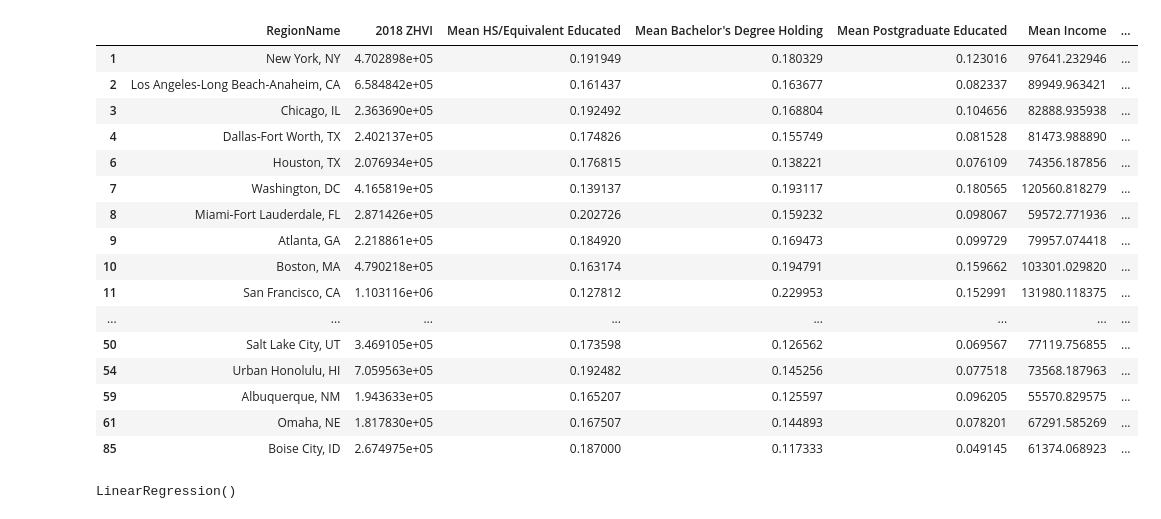
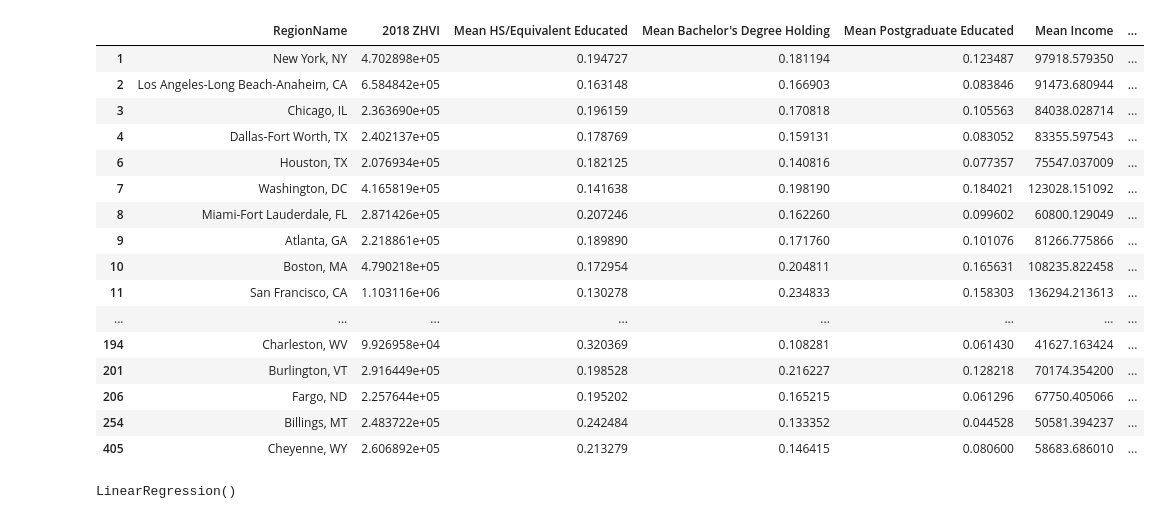
Before and after one commit to Wichaelian/INFO2950, a Jupyter notebook: Phase IV.ipynb, the cells around one changed output. Cells and saved outputs as stored; diff of their text form; code cells hidden in the pictures.

Commit message:
New city data now in dataframe

```diff
--- a/Phase IV.ipynb
+++ b/Phase IV.ipynb
@@ -1,11 +61,4 @@
 # %%
-import numpy as np
-import pandas as pd
-import matplotlib.pyplot as plt
-from sklearn.linear_model import LinearRegression
-from scipy import stats
-from scipy.stats import poisson, ttest_ind
-
 ##Reading the ZHVI file and creating a base dataframe.
 msazhvi = pd.read_csv("MSAZHVI.csv")
 msazhvi.head()
@@ -18,7 +71,7 @@ msazhvi["2018 ZHVI"]= msazhvi["2018 ZHVI"]/12
 msazhvi = msazhvi[["RegionName", "2018 ZHVI"]]
 
 ##Choosing cities
-msazhvi = msazhvi[msazhvi["RegionName"].isin(["New York, NY", "Chicago, IL", "Houston, TX", "Boston, MA", "Louisville-Jefferson County, KY", "Cincinnati, OH", "Washington, DC", "Denver, CO", "San Francisco, CA", "Los Angeles-Long Beach-Anaheim, CA", "Miami-Fort Lauderdale, FL", "Seattle, WA", "Atlanta, GA", "Detroit, MI", "Minneapolis, MN", "Phoenix, AZ", "St. Louis, MO", "Albuquerque, NM", "Birmingham, AL", "Boise City, ID", "Charlotte, NC", "Dallas-Fort Worth, TX", "Urban Honolulu, HI", "Kansas City, MO", "Las Vegas, NV", "Milwaukee, WI", "Nashville, TN", "Oklahoma City, OK", "Omaha, NE", "Pittsburgh, PA", "Salt Lake City, UT", "Tampa, FL"])]
+msazhvi = msazhvi[msazhvi["RegionName"].isin(chosenCities)]
 
 ##Creating columns to be filled
 msazhvi["Mean HS/Equivalent Educated"] = np.nan
@@ -129,7 +182,7 @@ def weightedMeans(location, MSAdata):
     totalHouses = MSAdata["Households"].sum()
     totalPop = MSAdata["Total Population"].sum()
 
-    for i in range(len(MSAdata.index)-1):
+    for i in range(len(MSAdata.index)):
         hs += MSAdata["HS/Equivalent Education Percentage"][i]*MSAdata["Total Population"][i]/totalPop
         bach += MSAdata["Bachelor's Percentage"][i]*MSAdata["Total Population"][i]/totalPop
         post += MSAdata["Postgraduate Percentage"][i]*MSAdata["Total Population"][i]/totalPop
@@ -179,51 +232,51 @@ weightedMeans('Nashville, TN', NSV)
 weightedMeans('Oklahoma City, OK', OKC)
 weightedMeans('Omaha, NE', OM)
 weightedMeans('Pittsburgh, PA', PT)
 weightedMeans('Salt Lake City, UT', SLC)
 weightedMeans('Tampa, FL', TP)
 
 weightedMeans('Portland, OR', POROR)
 weightedMeans('Cheyenne, WY', CHE)
 weightedMeans('Billings, MT', BIL)
 weightedMeans('Fargo, ND', FAR)
 weightedMeans('Sioux Falls, SD', SIO)
 weightedMeans('Des Moines, IA', DES)
 weightedMeans('Indianapolis, ID', IND)
 weightedMeans('Charleston, WV', CHA)
 weightedMeans('Virginia Beach, VA', VIR)
 weightedMeans('Columbia, SC', COL)
-weightedMeans('LittleRock, AR', LIT)
-weightedMeans('NewOrleans, LA', ORL)
+weightedMeans('Little Rock, AR', LIT)
+weightedMeans('New Orleans, LA', ORL)
 weightedMeans('Jackson, MS', JAC)
 weightedMeans('Providence, RI', PRO)
 weightedMeans('Wilmington, DE', WIL)
 weightedMeans('Baltimore, MD', BAL)
 weightedMeans('Burlington, VT', BUR)
 weightedMeans('Manchester, NH', MAN)
 weightedMeans('Portland, ME', PORME)
 weightedMeans('Anchorage, AK', ANC)
 
 
 
 msazhvi
 # %% [output]
 |  | RegionName | 2018 ZHVI | Mean HS/Equivalent Educated | Mean Bachelor's Degree Holding | Mean Postgraduate Educated | Mean Income | ... |
-| 1 | New York, NY | 4.702898e+05 | 0.191949 | 0.180329 | 0.123016 | 97641.232946 | ... |
-| 2 | Los Angeles-Long Beach-Anaheim, CA | 6.584842e+05 | 0.161437 | 0.163677 | 0.082337 | 89949.963421 | ... |
-| 3 | Chicago, IL | 2.363690e+05 | 0.192492 | 0.168804 | 0.104656 | 82888.935938 | ... |
-| 4 | Dallas-Fort Worth, TX | 2.402137e+05 | 0.174826 | 0.155749 | 0.081528 | 81473.988890 | ... |
-| 6 | Houston, TX | 2.076934e+05 | 0.176815 | 0.138221 | 0.076109 | 74356.187856 | ... |
-| 7 | Washington, DC | 4.165819e+05 | 0.139137 | 0.193117 | 0.180565 | 120560.818279 | ... |
-| 8 | Miami-Fort Lauderdale, FL | 2.871426e+05 | 0.202726 | 0.159232 | 0.098067 | 59572.771936 | ... |
-| 9 | Atlanta, GA | 2.218861e+05 | 0.184920 | 0.169473 | 0.099729 | 79957.074418 | ... |
-| 10 | Boston, MA | 4.790218e+05 | 0.163174 | 0.194791 | 0.159662 | 103301.029820 | ... |
-| 11 | San Francisco, CA | 1.103116e+06 | 0.127812 | 0.229953 | 0.152991 | 131980.118375 | ... |
+| 1 | New York, NY | 4.702898e+05 | 0.194727 | 0.181194 | 0.123487 | 97918.579350 | ... |
+| 2 | Los Angeles-Long Beach-Anaheim, CA | 6.584842e+05 | 0.163148 | 0.166903 | 0.083846 | 91473.680944 | ... |
+| 3 | Chicago, IL | 2.363690e+05 | 0.196159 | 0.170818 | 0.105563 | 84038.028714 | ... |
+| 4 | Dallas-Fort Worth, TX | 2.402137e+05 | 0.178769 | 0.159131 | 0.083052 | 83355.597543 | ... |
+| 6 | Houston, TX | 2.076934e+05 | 0.182125 | 0.140816 | 0.077357 | 75547.037009 | ... |
+| 7 | Washington, DC | 4.165819e+05 | 0.141638 | 0.198190 | 0.184021 | 123028.151092 | ... |
+| 8 | Miami-Fort Lauderdale, FL | 2.871426e+05 | 0.207246 | 0.162260 | 0.099602 | 60800.129049 | ... |
+| 9 | Atlanta, GA | 2.218861e+05 | 0.189890 | 0.171760 | 0.101076 | 81266.775866 | ... |
+| 10 | Boston, MA | 4.790218e+05 | 0.172954 | 0.204811 | 0.165631 | 108235.822458 | ... |
+| 11 | San Francisco, CA | 1.103116e+06 | 0.130278 | 0.234833 | 0.158303 | 136294.213613 | ... |
 | ... | ... | ... | ... | ... | ... | ... | ... |
-| 50 | Salt Lake City, UT | 3.469105e+05 | 0.173598 | 0.126562 | 0.069567 | 77119.756855 | ... |
-| 54 | Urban Honolulu, HI | 7.059563e+05 | 0.192482 | 0.145256 | 0.077518 | 73568.187963 | ... |
-| 59 | Albuquerque, NM | 1.943633e+05 | 0.165207 | 0.125597 | 0.096205 | 55570.829575 | ... |
-| 61 | Omaha, NE | 1.817830e+05 | 0.167507 | 0.144893 | 0.078201 | 67291.585269 | ... |
-| 85 | Boise City, ID | 2.674975e+05 | 0.187000 | 0.117333 | 0.049145 | 61374.068923 | ... |
+| 194 | Charleston, WV | 9.926958e+04 | 0.320369 | 0.108281 | 0.061430 | 41627.163424 | ... |
+| 201 | Burlington, VT | 2.916449e+05 | 0.198528 | 0.216227 | 0.128218 | 70174.354200 | ... |
+| 206 | Fargo, ND | 2.257644e+05 | 0.195202 | 0.165215 | 0.061296 | 67750.405066 | ... |
+| 254 | Billings, MT | 2.483722e+05 | 0.242484 | 0.133352 | 0.044528 | 50581.394237 | ... |
+| 405 | Cheyenne, WY | 2.606892e+05 | 0.213279 | 0.146415 | 0.080600 | 58683.686010 | ... |
 # %%
 msazhvi['Education Score'] = msazhvi['Mean HS/Equivalent Educated'] + 1.8*msazhvi["Mean Bachelor's Degree Holding"] + 2.3*msazhvi['Mean Postgraduate Educated']
 # %%
```
Also changed, not shown: parts of 9 cells of this notebook, 1 other file.
